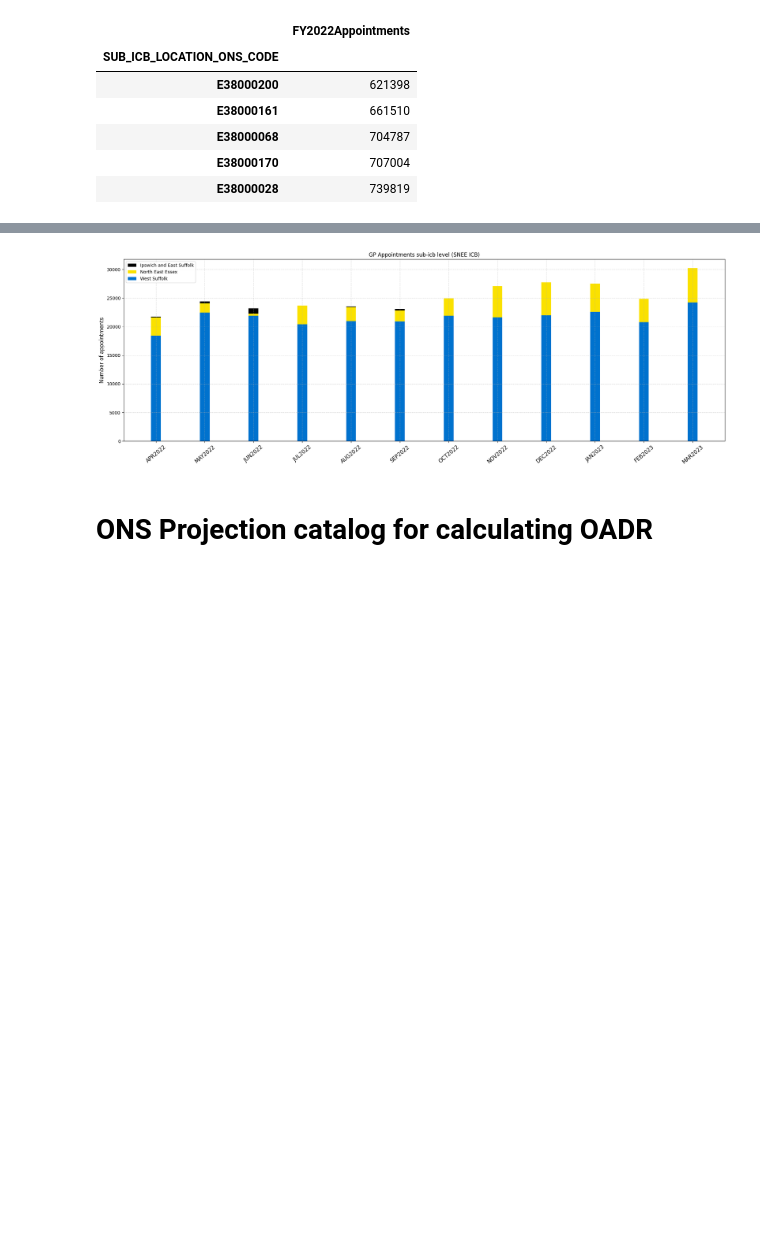
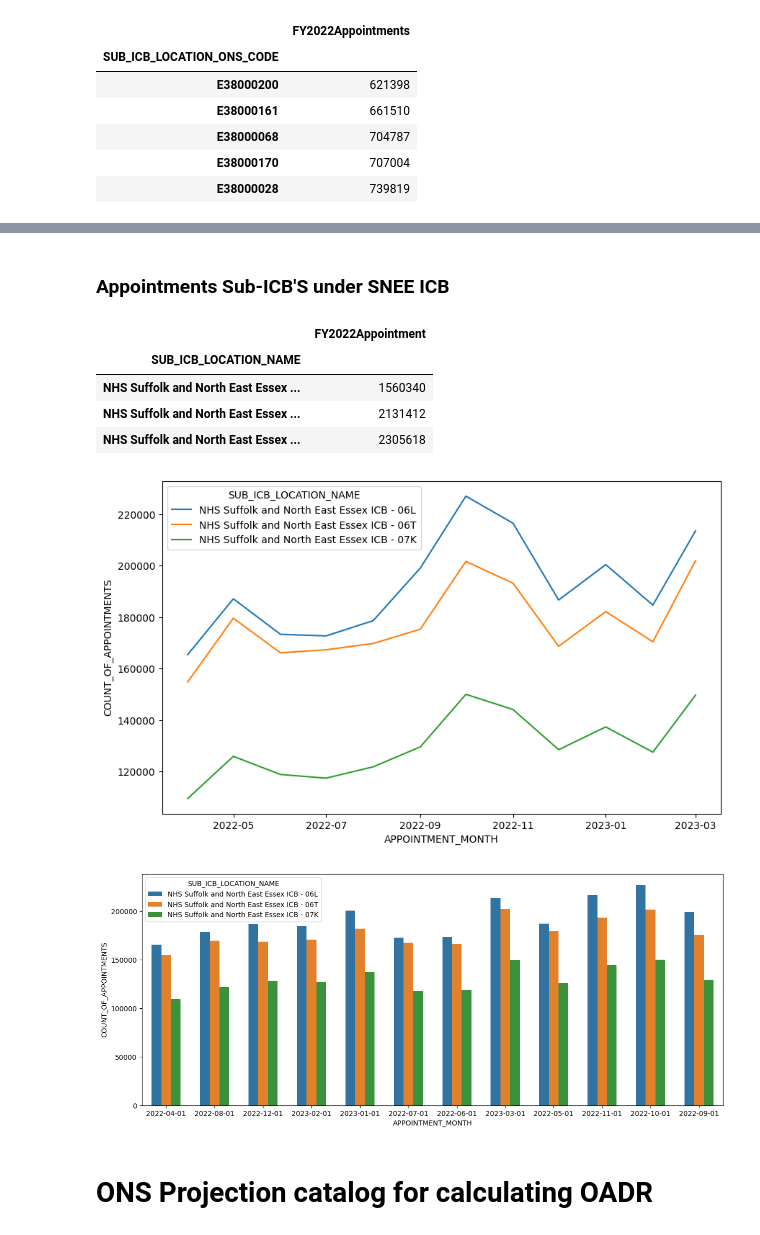
Before and after one commit to SNEE-ICS/PrimaryCareDemandAndCapacity, a Jupyter notebook: AppointmentsVsOADR.ipynb, the cells around one changed output, grey strips where cells are left out. Saved outputs shown, nothing was run; the diff lists cells and outputs as text; code cells hidden in the pictures; blank space fills up the shorter version.

```diff
--- a/AppointmentsVsOADR.ipynb
+++ b/AppointmentsVsOADR.ipynb
@@ -148,32 +86,42 @@ ValueError: 2
-# %%
-#Grouping the data project wise
-grouped_sub_icb = sub_icb_df.groupby("SUB_ICB_LOCATION_NAME")
-
-#Creating matplotlib objects
-fig, ax = plt.subplots(figsize=(20,7))
-
-num_groups = len(grouped_sub_icb)
-
-positions = np.arange(3)
-
-for i, (name, group) in enumerate (grouped_sub_icb):
-  if i == 0:
-   ax.bar(group['APPOINTMENT_MONTH'], group['COUNT_OF_APPOINTMENTS'], width=bar_width, label='Ipswich and East Suffolk', color='black')
-  if i == 1:
-   ax.bar(group['APPOINTMENT_MONTH'], group['COUNT_OF_APPOINTMENTS'], width=bar_width, label='North East Essex', color='#FAE100')
-  if i == 2:
-   ax.bar(group['APPOINTMENT_MONTH'], group['COUNT_OF_APPOINTMENTS'], width=bar_width, label='West Suffolk', color='#0072CE')
-
-ax.set_title('GP Appointments sub-icb level (SNEE ICB)', size=12)
-ax.set_ylabel('Number of appointments',size=12)
-ax.tick_params(axis='x',rotation=40, labelsize=12)
-ax.grid(True, linestyle='--', alpha=0.5)
-
-plt.legend()
-plt.tight_layout()
-plt.show()
-# %% [output]
-[figure, removed]
+# %% [markdown]
+### **Appointments Sub-ICB'S under SNEE ICB**
+# %%
+#Filtering the data to keep only SNEE ICB
+required_icb = 'NHS Suffolk and North East Essex Integrated Care Board'
+filtered_df_snee = (filtered_df[filtered_df['ICB_NAME'] == required_icb]
+                    .groupby(['SUB_ICB_LOCATION_NAME','APPOINTMENT_MONTH'])
+                    .sum(numeric_only=True)
+                    .reset_index()
+                    .assign(APPOINTMENT_MONTH=lambda df: pd.to_datetime(df['APPOINTMENT_MONTH'], format="%b%Y"))
+                    )
+
+#Plotting lineplot for sub-icb's under SNEE ICB
+plt.figure(figsize=(10,6))
+sns.lineplot(data=filtered_df_snee, x='APPOINTMENT_MONTH', y='COUNT_OF_APPOINTMENTS', hue='SUB_ICB_LOCATION_NAME')
+
+#Plotting Barplot for sub-icb's under SNEE ICB
+plt.figure(figsize=(15,6))
+sns.barplot(data=filtered_df_snee, x='APPOINTMENT_MONTH', y='COUNT_OF_APPOINTMENTS', hue='SUB_ICB_LOCATION_NAME', width=0.6)
+#ax.set_title('GP Appointments sub-icb level (SNEE ICB)')
+#ax.set_ylabel('Number of appointments')
+#ax.tick_params(axis='x',rotation=40, labelsize=12)
+#ax.grid(True, linestyle='--', alpha=0.5)
+
+#Grouping the data in a series for sub icb's in SNEE ICB and appointments count
+appointments_icb_sub_snee = filtered_df_snee.groupby('SUB_ICB_LOCATION_NAME')['COUNT_OF_APPOINTMENTS'].sum()
+appointments_icb_sub_snee.name = 'FY2022Appointment'
+
+#Converting series to Dataframe
+appointments_sub_icb_snee = pd.DataFrame(appointments_icb_sub_snee).sort_values(by='FY2022Appointment')
+appointments_sub_icb_snee.head()
+# %% [output]
+|  | FY2022Appointment |
+| SUB_ICB_LOCATION_NAME |  |
+| NHS Suffolk and North East Essex ... | 1560340 |
+| NHS Suffolk and North East Essex ... | 2131412 |
+| NHS Suffolk and North East Essex ... | 2305618 |
+[figure, added]
+[figure, added]
 # %% [markdown]
 # **ONS Projection catalog for calculating OADR**
 # %%
```
Also changed, not shown: parts of 16 cells of this notebook.
